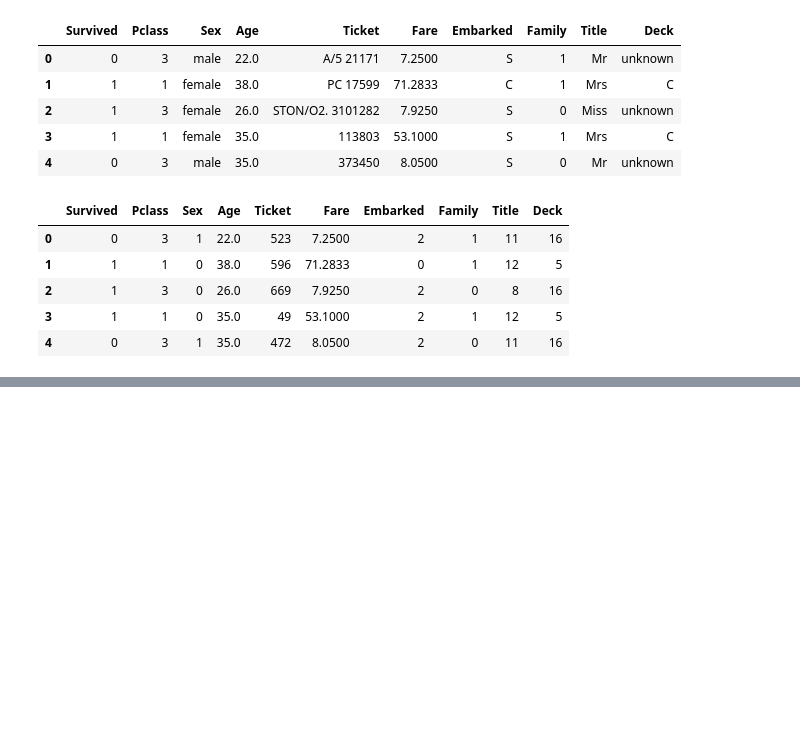
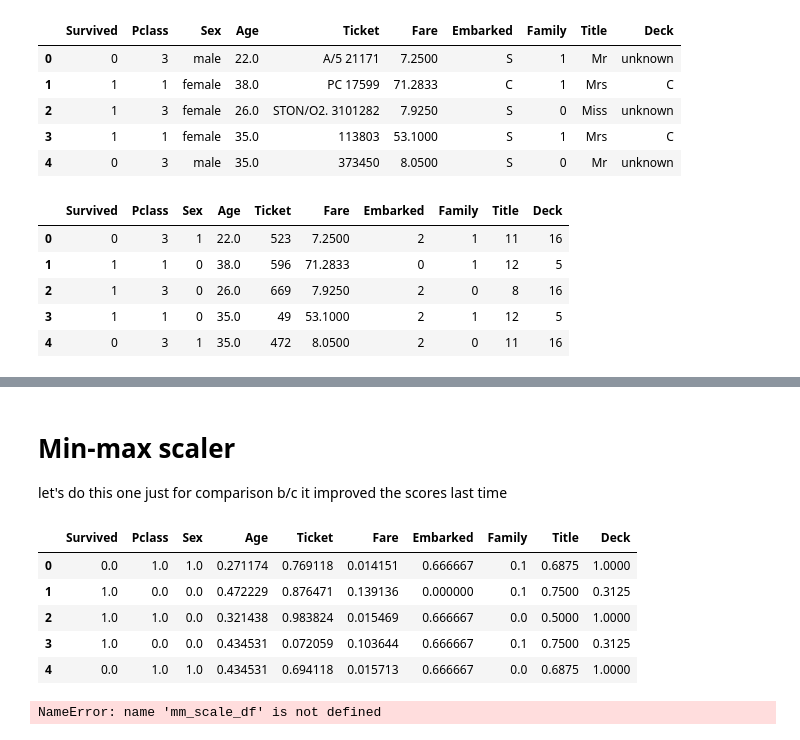
Before and after one commit to dray-the-sea/kaggle-titanic, a Jupyter notebook: notebooks/train-model-KNN-v2.ipynb, the cells around one changed output, grey strips where cells are left out. Drawn from its saved outputs; the diff is of its cells as text; code cells hidden in the pictures; blank space fills up the shorter version.

```diff
--- a/notebooks/train-model-KNN-v2.ipynb
+++ b/notebooks/train-model-KNN-v2.ipynb
@@ -68,11 +67,12 @@ num_df.head()
 # %%
 sex_arr = num_df.Sex.unique()
 fam_arr = np.arange(0, 11, 1)
-median_ages = np.zeros(len(sex_arr),len(fam_arr))
+median_ages = np.zeros(( len(sex_arr),len(fam_arr) ))
+
 
 for sex in sex_arr:
     sex_median = num_df.loc[num_df.Sex == sex].Age.median()
-    for family in np.fam_arr:
+    for family in fam_arr:
         pred_age = num_df.loc[((num_df.Family == family) & (num_df.Sex == sex))].Age.median()
         if pred_age > 0:
             median_ages[sex][family] = pred_age
@@ -87,6 +87,6 @@ def fill_na_with_median(row):
     if row.Age > 0:
         return row.Age
     else:
-        return median_ages[row.Sex][row.Family]
+        return median_ages[int(row.Sex)][int(row.Family)]
 # %%
 num_df.Age = num_df.apply(lambda row: fill_na_with_median(row), axis=1 )
@@ -118,0 +182,34 @@ num_df.head()
+# %% [markdown]
+# Min-max scaler
+
+let's do this one just for comparison b/c it improved the scores last time
+# %%
+# Scale it!!
+from sklearn.preprocessing import MinMaxScaler
+scaler = MinMaxScaler()
+
+mm_scale_df = num_df.copy()
+scale_arr = scaler.fit_transform(mm_scale_df)
+mm_scale_df = pd.DataFrame(scale_arr)
+mm_scale_df.columns = num_df.columns
+mm_scale_df.head()
+# %% [output]
+|  | Survived | Pclass | Sex | Age | Ticket | Fare | Embarked | Family | Title | Deck |
+| 0 | 0.0 | 1.0 | 1.0 | 0.271174 | 0.769118 | 0.014151 | 0.666667 | 0.1 | 0.6875 | 1.0000 |
+| 1 | 1.0 | 0.0 | 0.0 | 0.472229 | 0.876471 | 0.139136 | 0.000000 | 0.1 | 0.7500 | 0.3125 |
+| 2 | 1.0 | 1.0 | 0.0 | 0.321438 | 0.983824 | 0.015469 | 0.666667 | 0.0 | 0.5000 | 1.0000 |
+| 3 | 1.0 | 0.0 | 0.0 | 0.434531 | 0.072059 | 0.103644 | 0.666667 | 0.1 | 0.7500 | 0.3125 |
+| 4 | 0.0 | 1.0 | 1.0 | 0.434531 | 0.694118 | 0.015713 | 0.666667 | 0.0 | 0.6875 | 1.0000 |
+# %%
+mms_df_x = mm_scale_df.drop("Survived", axis=1)
+mms_df_y = mm_scale_df.Survived
+
+mms_x_train, mms_x_test, mms_y_train, mms_y_test = train_test_split(mms_df_x, mms_df_y, test_size=.2 )
+
+mms_gs_model = GridSearchCV(KNeighborsClassifier(),
+                        param_grid=grid,
+                        cv= 5)
+
+mms_gs_model.fit(mms_x_train, mms_y_train)
+# %% [output]
+NameError: name 'mm_scale_df' is not defined
```
Also changed, not shown: parts of 26 cells of this notebook, 2 other files.
